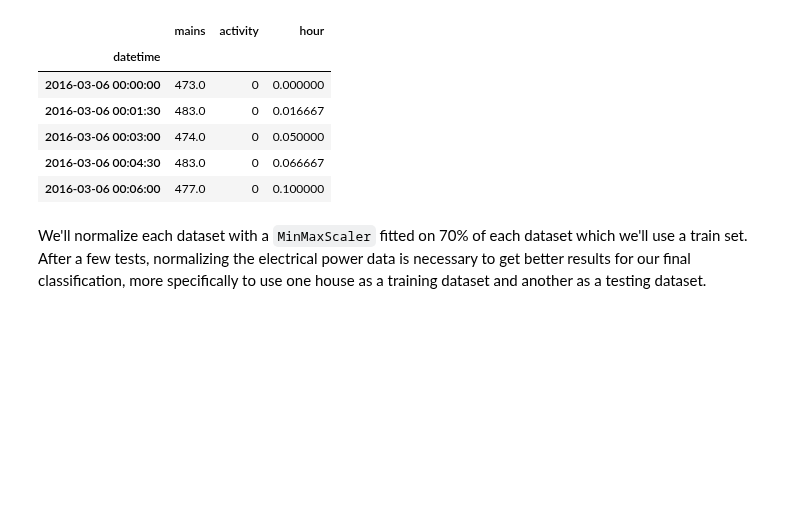
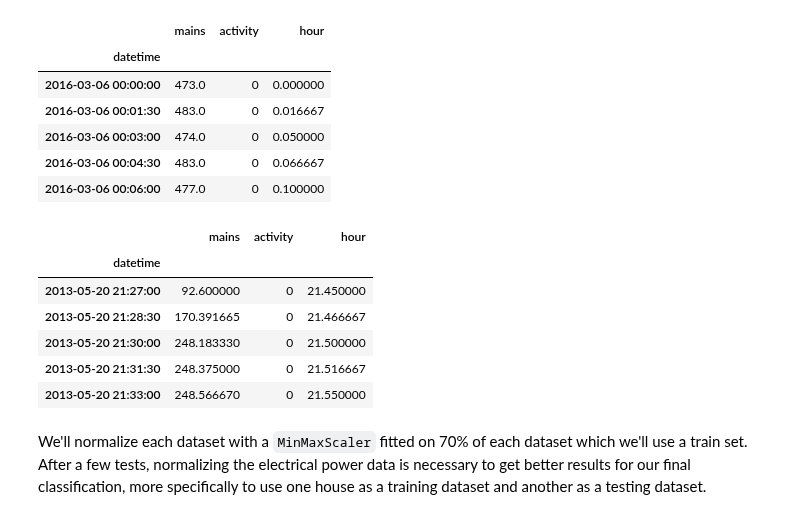
Before and after one commit to hugo-mi/Activity_Detection_From_Electrical_Consumption_Load_Curves, a Jupyter notebook: Time2Vec/time2vec_classification_normalized_lstm.ipynb, the cells around one changed output. Drawn from its saved outputs; the diff is of its cells as text; code cells hidden in the pictures; blank space fills up the shorter version.

````diff
--- a/Time2Vec/time2vec_classification_normalized_lstm.ipynb
+++ b/Time2Vec/time2vec_classification_normalized_lstm.ipynb
@@ -48,6 +48,18 @@ house1_power_blk2.head()
 | 2016-03-06 00:03:00 | 474.0 | 0 | 0.050000 |
 | 2016-03-06 00:04:30 | 483.0 | 0 | 0.066667 |
 | 2016-03-06 00:06:00 | 477.0 | 0 | 0.100000 |
+# %%
+house2_power_ukdale = mod.load_dataset('ukdale/house2_power_labels.zip', resample_period=TIME_STEP).interpolate('linear')
+house2_power_ukdale['activity'] = (house2_power_ukdale['activity'] > 0.5).astype(int)
+house2_power_ukdale.head()
+# %% [output]
+|  | mains | activity | hour |
+| datetime |  |  |  |
+| 2013-05-20 21:27:00 | 92.600000 | 0 | 21.450000 |
+| 2013-05-20 21:28:30 | 170.391665 | 0 | 21.466667 |
+| 2013-05-20 21:30:00 | 248.183330 | 0 | 21.500000 |
+| 2013-05-20 21:31:30 | 248.375000 | 0 | 21.516667 |
+| 2013-05-20 21:33:00 | 248.566670 | 0 | 21.550000 |
 # %% [markdown]
 We'll normalize each dataset with a ```MinMaxScaler``` fitted on 70% of each dataset which we'll use a train set. After a few tests, normalizing the electrical power data is necessary to get better results for our final classification, more specifically to use one house as a training dataset and another as a testing dataset.
 # %%
````
Also changed, not shown: parts of 16 cells of this notebook, 7 other files.
